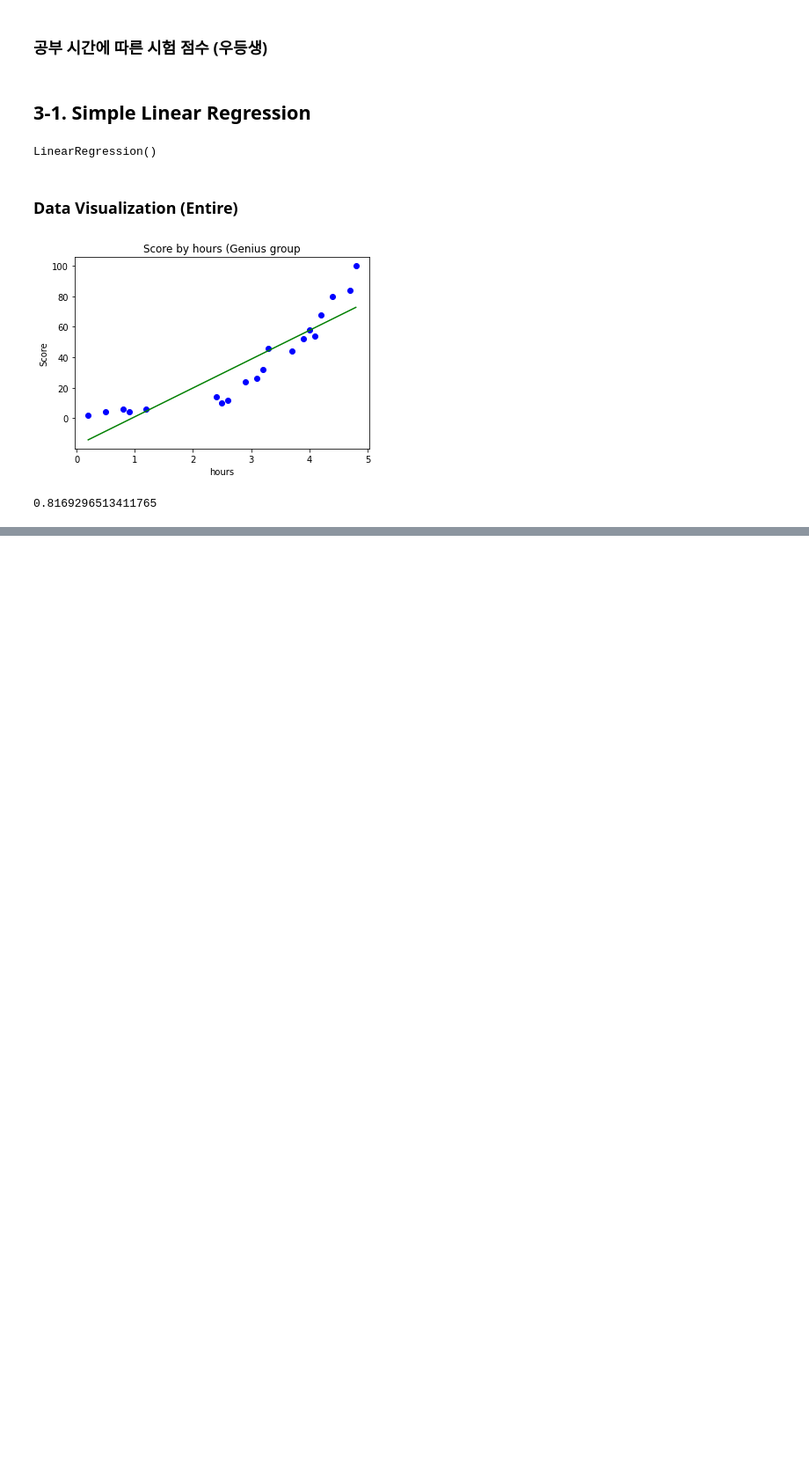
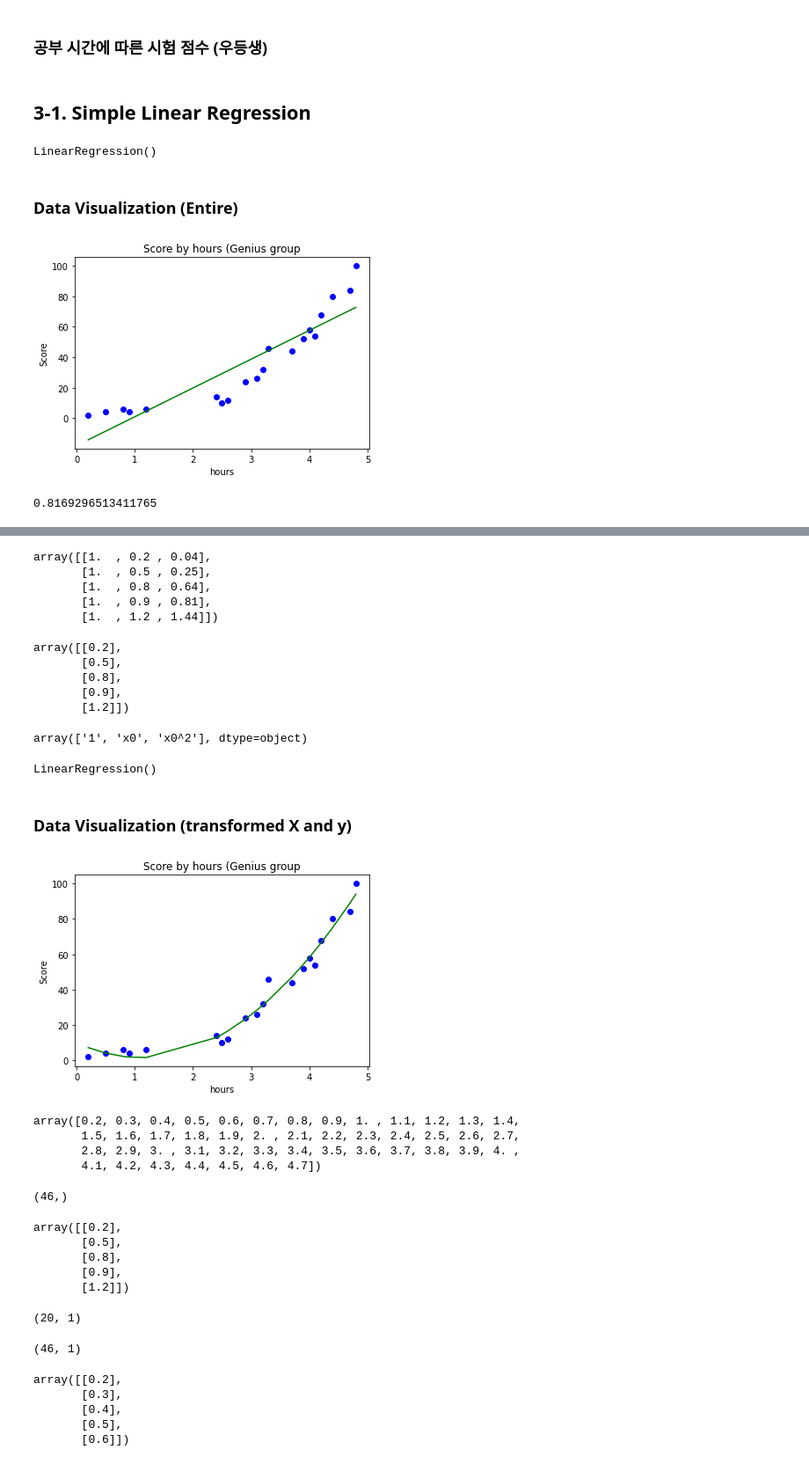
Before and after one commit to meeso0219/MilitaryProjects, a Jupyter notebook: PythonMLProjects/SciKitLearn/03. Polynomial Regression.ipynb, the cells around one changed output, grey strips where cells are left out. Shown: that part at 88% size. Cells and saved outputs as stored; diff of their text form; code cells hidden in the pictures; blank space fills up the shorter version.

Commit message:
Feat: Added  3-2 Polynomial Regression
Polynomial regression shows nicer and smoother graph than simple linear regression

```diff
--- a/PythonMLProjects/SciKitLearn/03. Polynomial Regression.ipynb
+++ b/PythonMLProjects/SciKitLearn/03. Polynomial Regression.ipynb
@@ -35,0 +38,76 @@ reg.score(X,y) # 전체 데이터를 통한 모델 평가
+# %%
+from sklearn.preprocessing import PolynomialFeatures
+poly_reg = PolynomialFeatures(degree=2) # 2차 방정식
+X_poly = poly_reg.fit_transform(X)
+X_poly[:5] # [x] -> [x^0, x^1, x^2] -> if x is 3, it transforms into: [1, 3, 9]
+# %% [output]
+array([[1.  , 0.2 , 0.04],
+       [1.  , 0.5 , 0.25],
+       [1.  , 0.8 , 0.64],
+       [1.  , 0.9 , 0.81],
+       [1.  , 1.2 , 1.44]])
+# %%
+X[:5]
+# %% [output]
+array([[0.2],
+       [0.5],
+       [0.8],
+       [0.9],
+       [1.2]])
+# %%
+poly_reg.get_feature_names_out()
+# %% [output]
+array(['1', 'x0', 'x0^2'], dtype=object)
+# %%
+lin_reg = LinearRegression()
+lin_reg.fit(X_poly, y) # Learning with the transformed X, and y (data)
+# %% [output]
+LinearRegression()
+# %% [markdown]
+### Data Visualization (transformed X and y)
+# %%
+plt.scatter(X,y,color='blue')
+plt.plot(X,lin_reg.predict(poly_reg.fit_transform(X)), color ='green') # line graph
+plt.title("Score by hours (Genius group")
+plt.xlabel("hours")
+plt.ylabel("Score")
+plt.show()
+# %% [output]
+[figure, added]
+# %%
+X_range = np.arange(min(X), max(X), 0.1) # X의 최소값에서 최대값까지의 범위를 0.1 단위로 잘라서 데이터 생성
+X_range
+# %% [output]
+array([0.2, 0.3, 0.4, 0.5, 0.6, 0.7, 0.8, 0.9, 1. , 1.1, 1.2, 1.3, 1.4,
+       1.5, 1.6, 1.7, 1.8, 1.9, 2. , 2.1, 2.2, 2.3, 2.4, 2.5, 2.6, 2.7,
+       2.8, 2.9, 3. , 3.1, 3.2, 3.3, 3.4, 3.5, 3.6, 3.7, 3.8, 3.9, 4. ,
+       4.1, 4.2, 4.3, 4.4, 4.5, 4.6, 4.7])
+# %%
+X_range.shape
+# %% [output]
+(46,)
+# %%
+X[:5]
+# %% [output]
+array([[0.2],
+       [0.5],
+       [0.8],
+       [0.9],
+       [1.2]])
+# %%
+X.shape
+# %% [output]
+(20, 1)
+# %%
+X_range = X_range.reshape(-1, 1) # (row, column) #row 개수는 자동으로 계산 컬럼은 1개
+X_range.shape
+# %% [output]
+(46, 1)
+# %%
+X_range[:5]
+# %% [output]
+array([[0.2],
+       [0.3],
+       [0.4],
+       [0.5],
+       [0.6]])
```
Also changed, not shown: parts of 2 cells of this notebook.
